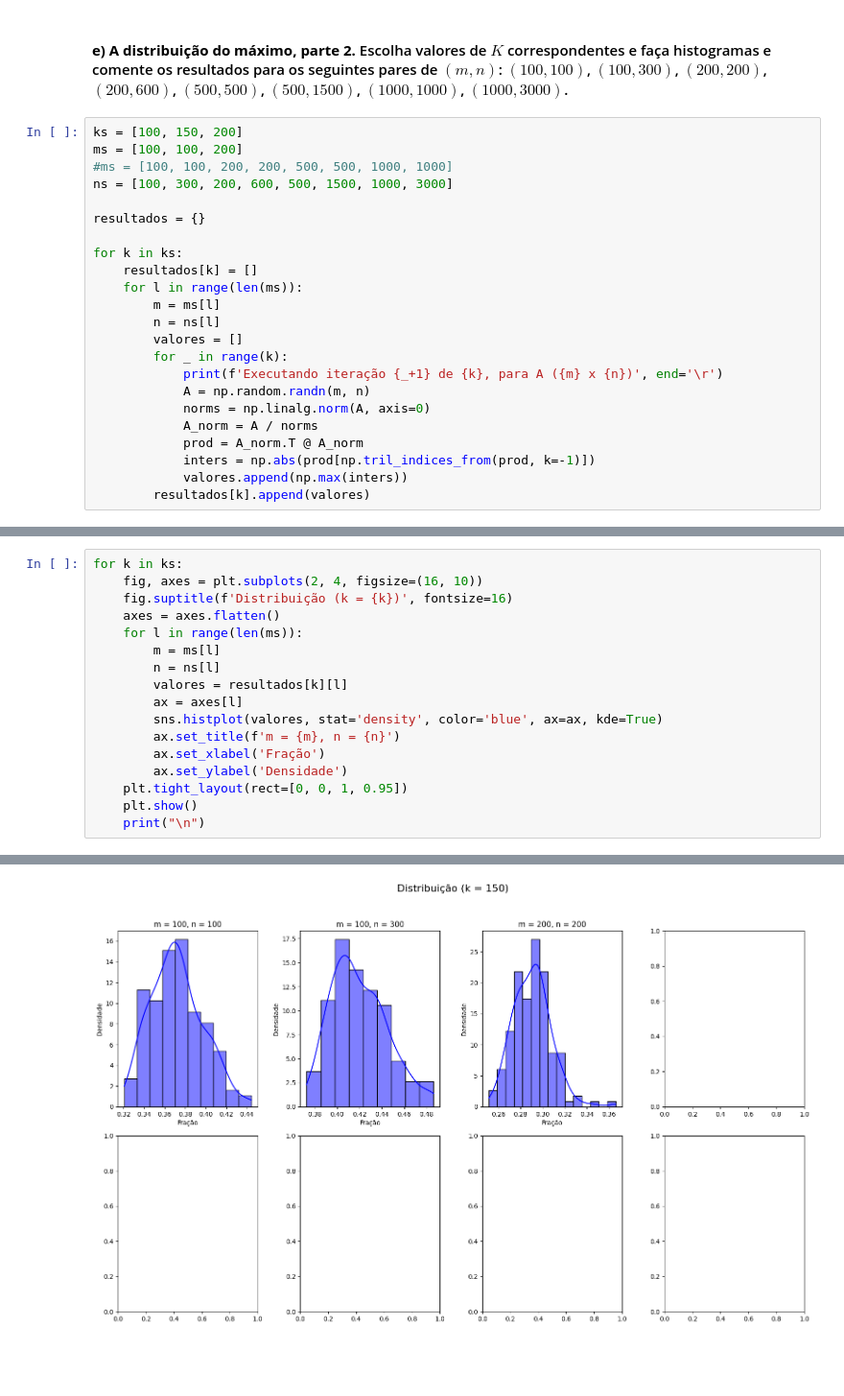
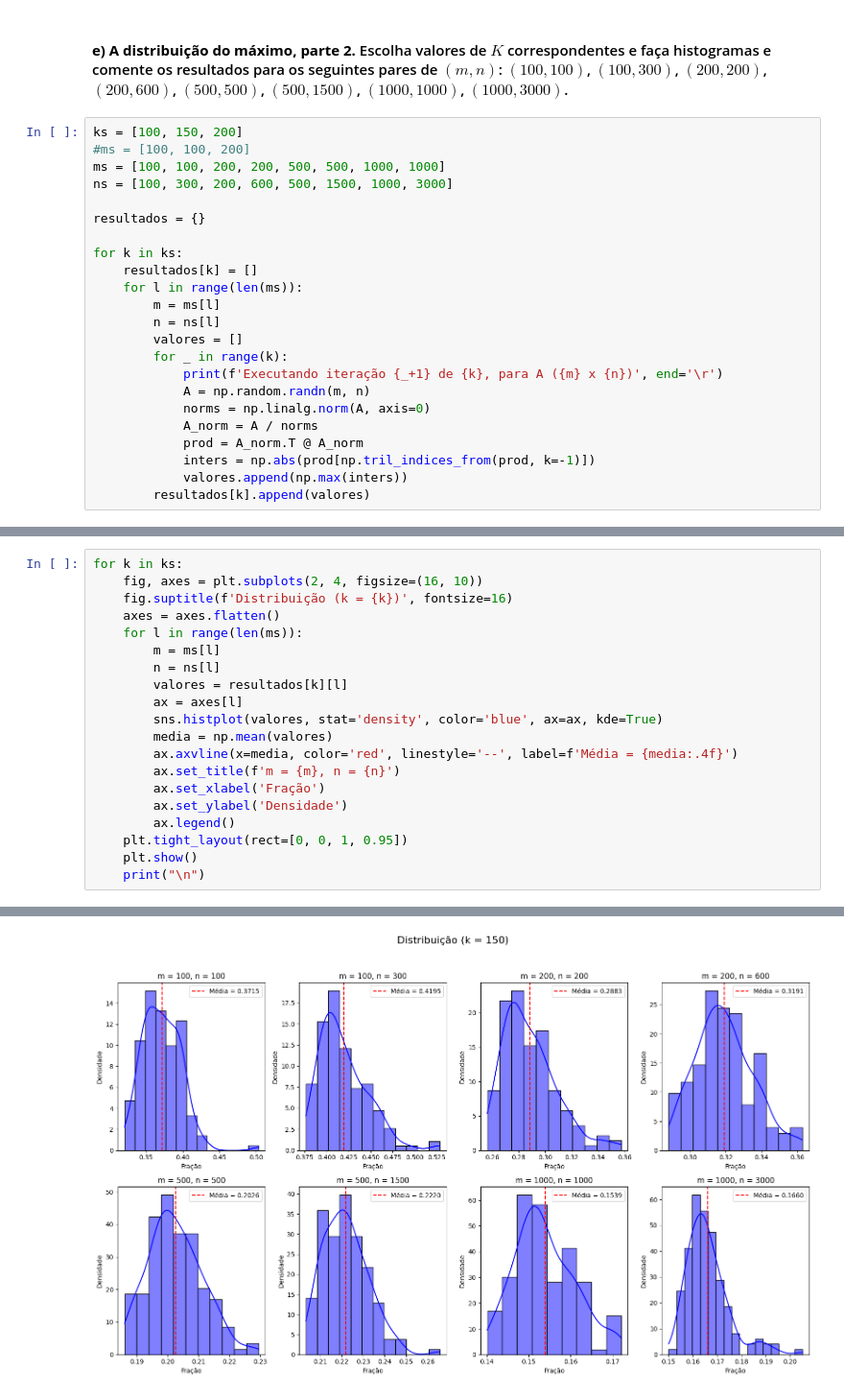
Before and after one commit to ThevezGomes/Projeto-4-ALN, a Jupyter notebook: projeto4_Henrique_Gasparelo_&_Jose_Thevez.ipynb, the cells around one changed output, grey strips where cells are left out. Shown at 96% size. Cells and saved outputs as stored; diff of their text form; blank space fills up the shorter version.

```diff
--- a/projeto4_Henrique_Gasparelo_&_Jose_Thevez.ipynb
+++ b/projeto4_Henrique_Gasparelo_&_Jose_Thevez.ipynb
@@ -304,8 +308,8 @@ plt.show()
 #### **e)  A distribuição do máximo, parte 2.** Escolha valores de $K$ correspondentes e faça histogramas e comente os resultados para os seguintes pares de $(m,n)$: $(100,100)$, $(100,300)$, $(200,200)$, $(200,600)$, $(500,500)$, $(500,1500)$, $(1000,1000)$, $(1000,3000)$.
 # %%
 ks = [100, 150, 200]
-ms = [100, 100, 200]
-#ms = [100, 100, 200, 200, 500, 500, 1000, 1000]
+#ms = [100, 100, 200]
+ms = [100, 100, 200, 200, 500, 500, 1000, 1000]
 ns = [100, 300, 200, 600, 500, 1500, 1000, 3000]
 
 resultados = {}
@@ -336,9 +342,12 @@ for k in ks:
         valores = resultados[k][l]
         ax = axes[l]
         sns.histplot(valores, stat='density', color='blue', ax=ax, kde=True)
+        media = np.mean(valores)
+        ax.axvline(x=media, color='red', linestyle='--', label=f'Média = {media:.4f}')
         ax.set_title(f'm = {m}, n = {n}')
         ax.set_xlabel('Fração')
         ax.set_ylabel('Densidade')
+        ax.legend()
     plt.tight_layout(rect=[0, 0, 1, 0.95])
     plt.show()
     print("\n")
@@ -347 +356 @@ for k in ks:
-[figure, old version]
+[figure, new version]
```
Also changed, not shown: parts of 4 cells of this notebook.
